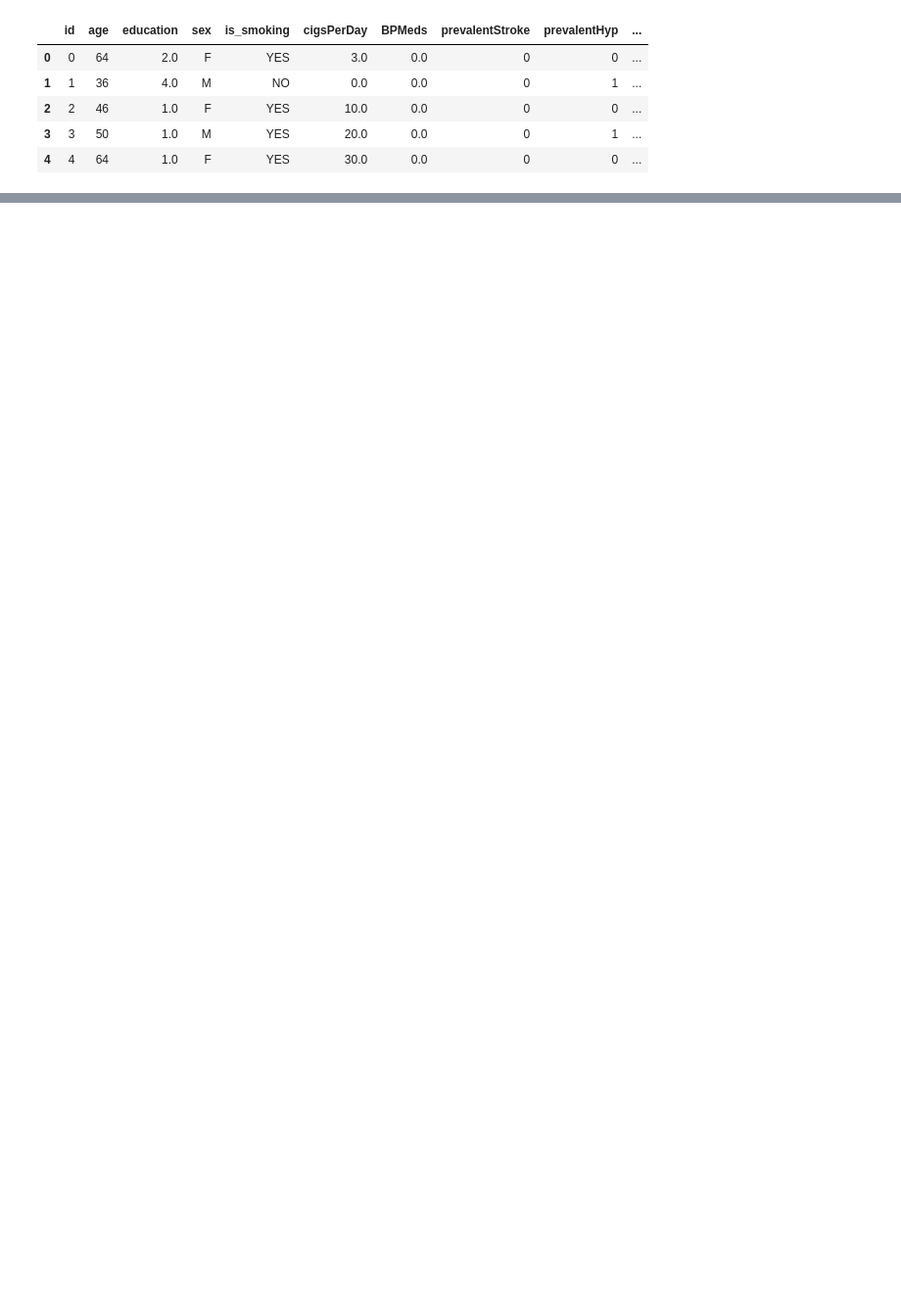
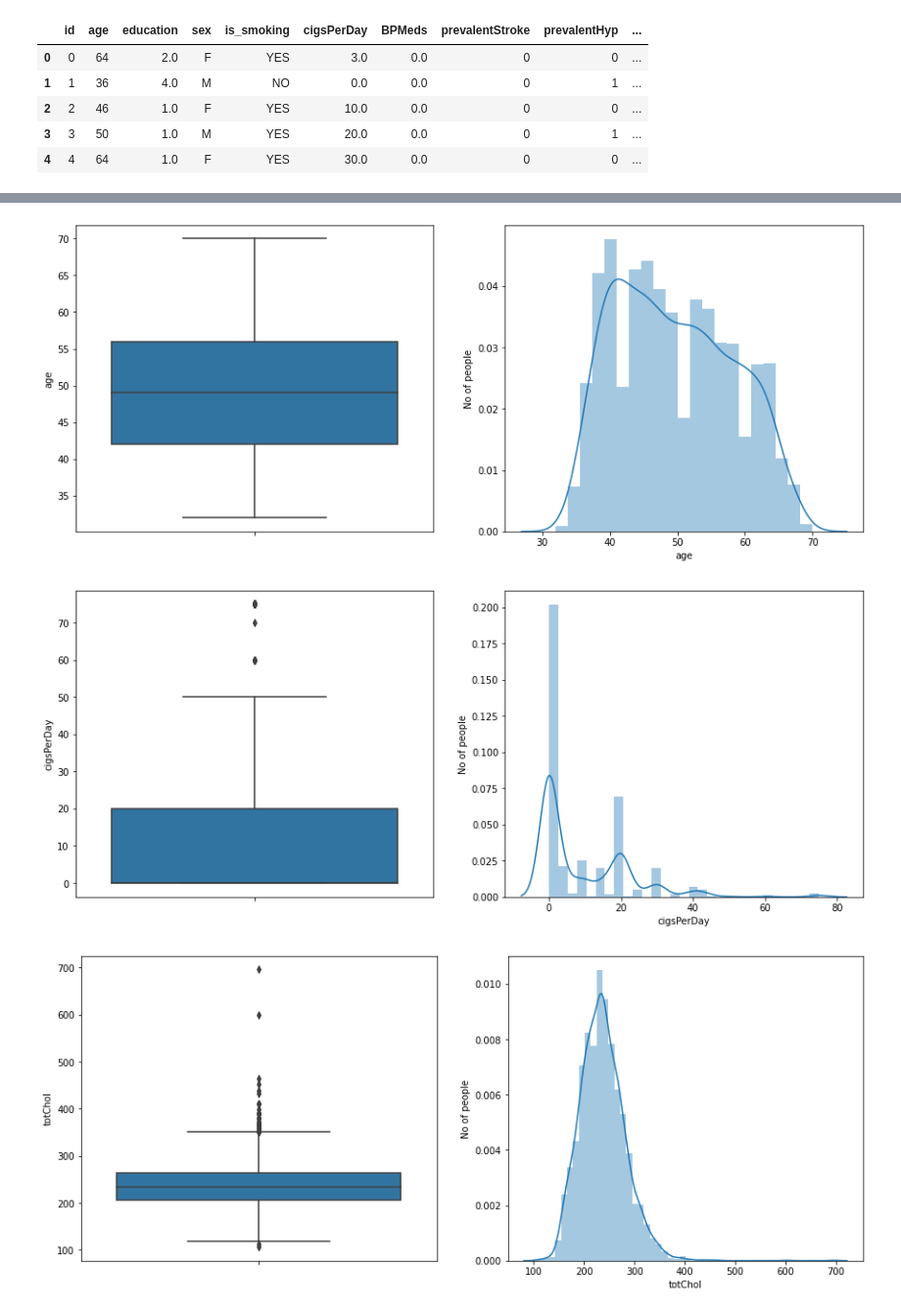
Before and after one commit to anasabbad/Cardiovascular-Risk-Prediction, a Jupyter notebook: Cardiovascular_Risk_Prediction_Capstone.ipynb, the cells around one changed output, grey strips where cells are left out. Shown at 98% size. Drawn from its saved outputs; the diff is of its cells as text; code cells hidden in the pictures; blank space fills up the shorter version.

```diff
--- a/Cardiovascular_Risk_Prediction_Capstone.ipynb
+++ b/Cardiovascular_Risk_Prediction_Capstone.ipynb
@@ -81,0 +219,7 @@ data.head()
+# %%
+#converting the cigsPerDay column from object to integer
+data['cigsPerDay']=data['cigsPerDay'].astype(str).astype(float)
+
+#converting the education, BPMeds column from float to integer
+#data['education']=data['education'].astype(int)
+#data['BPMeds']=data['BPMeds'].astype(int)
@@ -81,0 +238,8 @@ data.head()
+# %%
+discrete = []
+for var in numerical:
+    if len(data[var].unique())<20:
+        print(var, ' values: ', data[var].unique())
+        discrete.append(var)
+
+print('There are {} discrete variables'.format(len(discrete)))
@@ -81,0 +254,20 @@ data.head()
+# %%
+continuous = [var for var in numerical if var not in discrete and var not in ['id']]
+# %%
+for var in continuous:
+    plt.figure(figsize=(15,6))
+    plt.subplot(1, 2, 1)
+    fig = sns.boxplot(y=data[var])
+    fig.set_title('')
+    fig.set_ylabel(var)
+
+    plt.subplot(1, 2, 2)
+    fig = sns.distplot(data[var].dropna())
+    fig.set_ylabel('No of people')
+    fig.set_xlabel(var)
+
+    plt.show()
+# %% [output]
+[figure, added]
+[figure, added]
+[figure, added]
```
Also changed, not shown: parts of 75 cells of this notebook.
